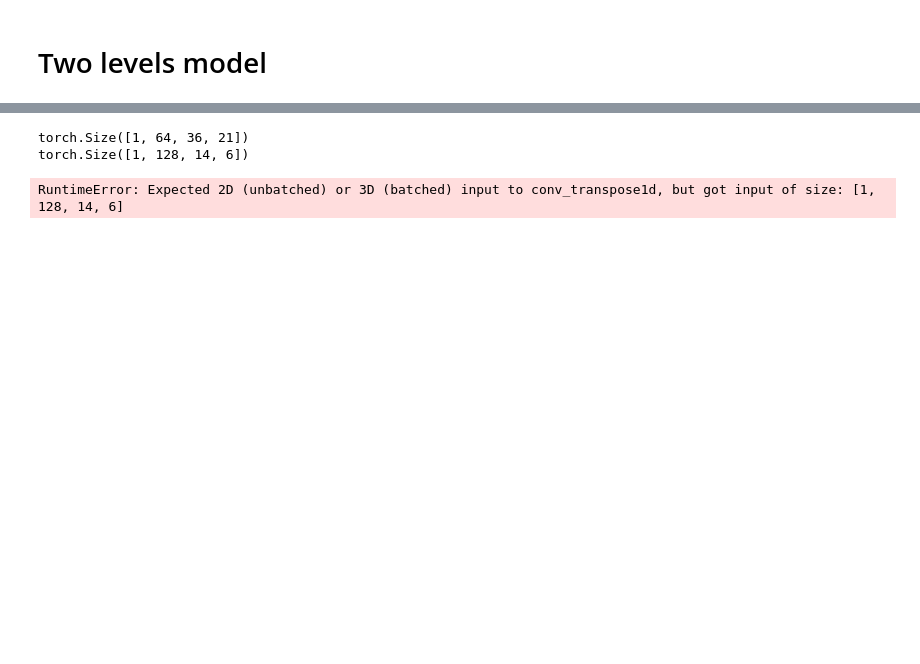
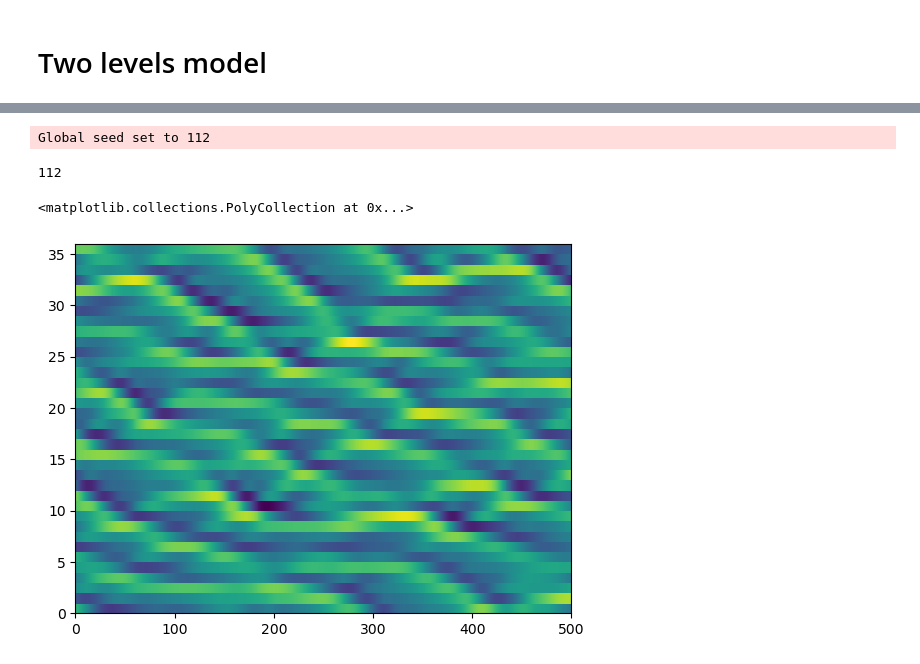
Before and after one commit to m-dml/coda, a Jupyter notebook: notebooks/lorenz96-playground.ipynb, the cells around one changed output, grey strips where cells are left out. Cells and saved outputs as stored; diff of their text form; code cells hidden in the pictures; blank space fills up the shorter version.

```diff
--- a/notebooks/lorenz96-playground.ipynb
+++ b/notebooks/lorenz96-playground.ipynb
@@ -399,11 +82,24 @@ input = torch.concat((x, m), dim=1)
-# %%
-encoder = Encoder(layers=(2, 64, 128))
-output = encoder.forward(input)
-# %% [output]
-torch.Size([1, 64, 36, 21])
-torch.Size([1, 128, 14, 6])
-# %%
-decoder = Decoder(layers=(128, 64))
-decoder.forward(output[::-1][0], output[::-1][1:])
-# %% [output]
-RuntimeError: Expected 2D (unbatched) or 3D (batched) input to conv_transpose1d, but got input of size: [1, 128, 14, 6]
+# %%
+dt: float = 0.01
+f: float = 10
+b: float = 10
+c: float = 1
+h: float = 10
+k: int = 36
+j: int = 10
+n_steps: int = 500
+spin_up_steps: int = 500
+noise_sigma: float = 0.5
+part_missing: float = 0.25
+seed = 112
+pl.seed_everything(seed)
+# %% [output]
+Global seed set to 112
+112
+# %%
+x_true, _ = simulate_l96_2levels(f, b, c, h, k, j, dt, n_steps, spin_up_steps, method="rk4")
+x_true_preview = x_true
+plt.pcolor(x_true_preview.T)
+# %% [output]
+<matplotlib.collections.PolyCollection at 0x...>
+[figure, added]
```
Also changed, not shown: parts of 49 cells of this notebook, 27 other files.
